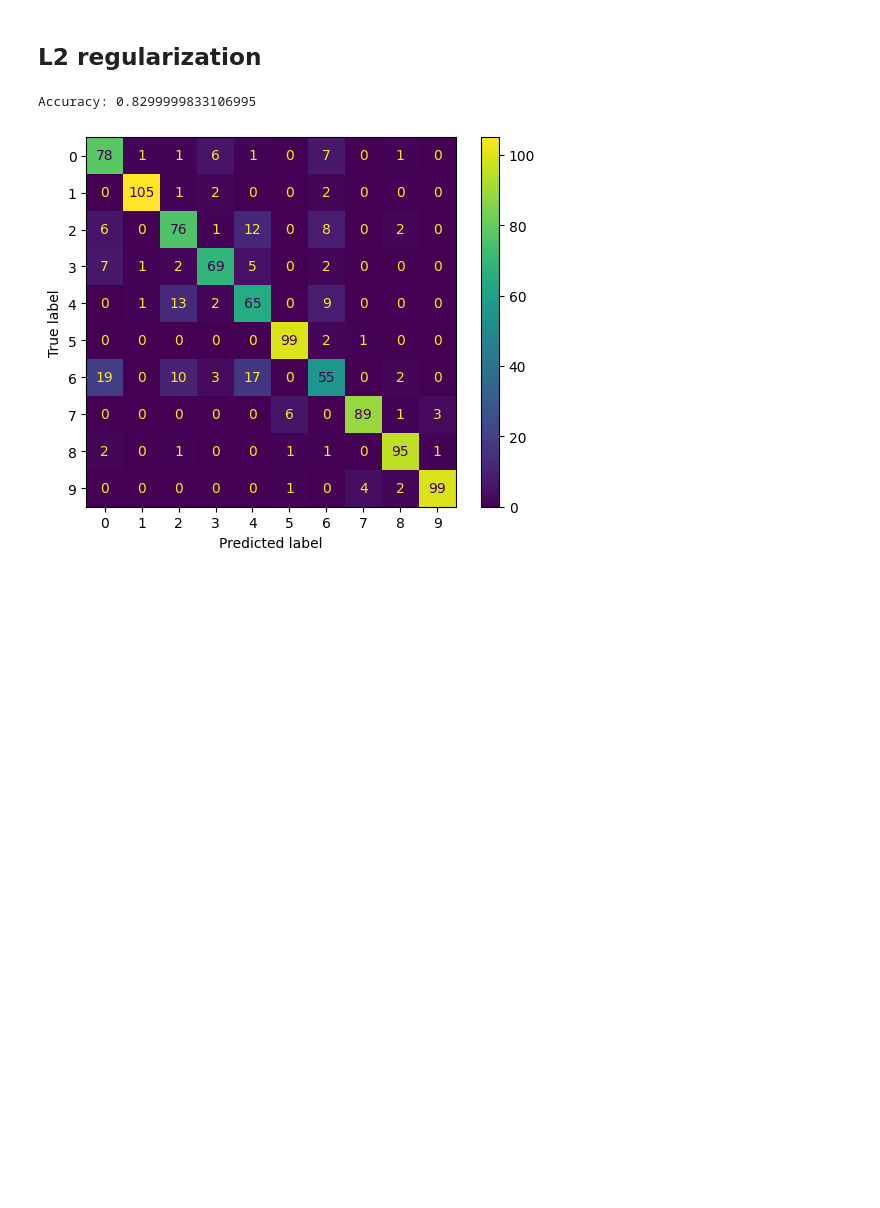
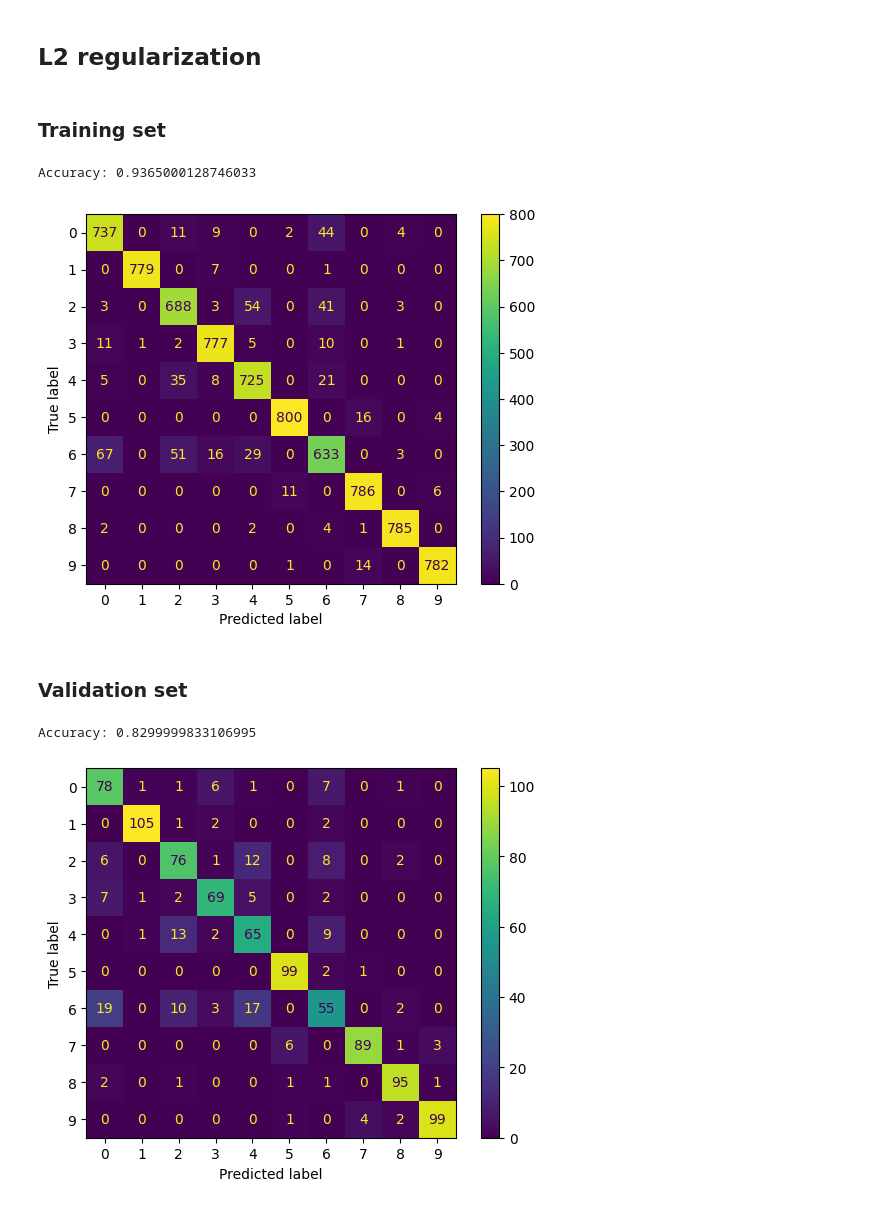
Before and after one commit to jjordanoc/lab2-ml, a Jupyter notebook: lab2_ml.ipynb, the cells around one changed output. Saved outputs shown, nothing was run; the diff lists cells and outputs as text; code cells hidden in the pictures; blank space fills up the shorter version.

```diff
--- a/lab2_ml.ipynb
+++ b/lab2_ml.ipynb
@@ -105,6 +109,15 @@ Accuracy: 0.7620000243186951
 l2_regularized_estimator = l2_regularized_model.fit(X_train, Y_train)
 # %%
 pickle.dump(l2_regularized_estimator, open("l2_regularized_estimator_8k.bin", "wb"))
+# %% [markdown]
+### Training set
+# %%
+get_metrics(X_train, Y_train, l2_regularized_estimator)
+# %% [output]
+Accuracy: 0.9365000128746033
+[figure, added]
+# %% [markdown]
+### Validation set
 # %%
 get_metrics(X_validate, Y_validate, l2_regularized_estimator)
 # %% [output]
```
Also changed, not shown: parts of 12 cells of this notebook.
